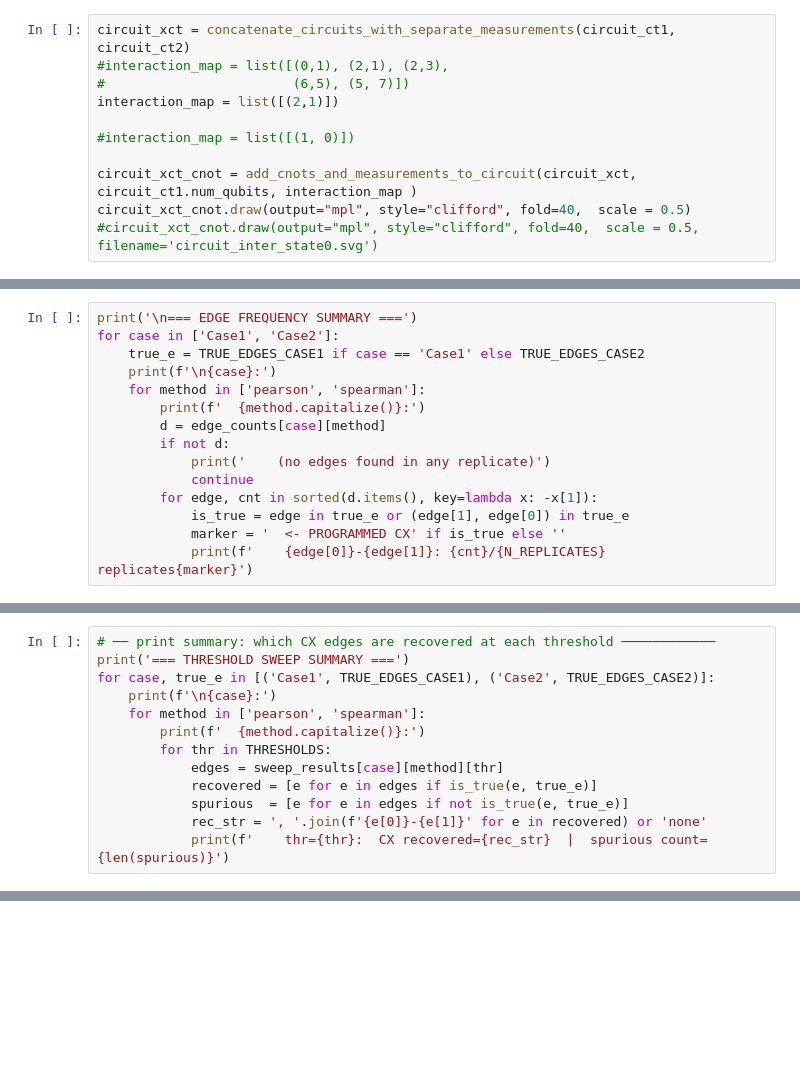
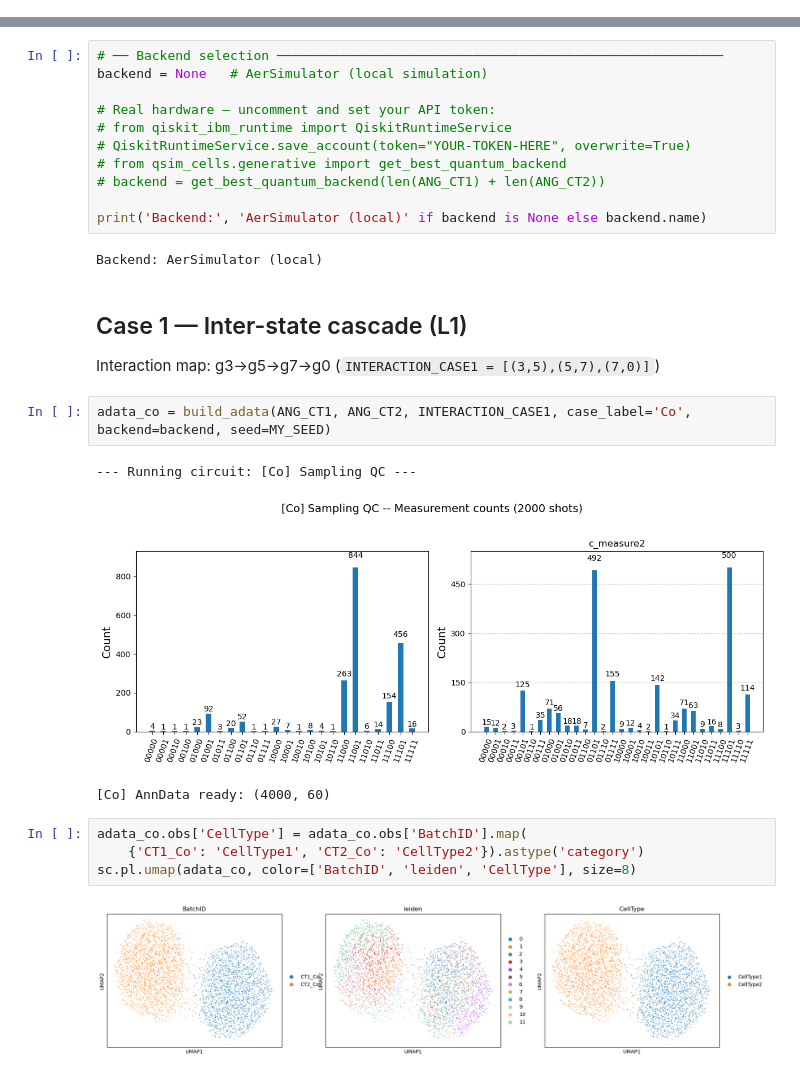
Before and after one commit to cailab-tamu/qSimCells, a Jupyter notebook: qSim_cell_chat.ipynb, the cells around one changed output, grey strips where cells are left out. Saved outputs shown, nothing was run; the diff lists cells and outputs as text; blank space fills up the shorter version.

```diff
--- a/qSim_cell_chat.ipynb
+++ b/qSim_cell_chat.ipynb
@@ -350,11 +0,0 @@ circuit_ct2 = create_rotation_circuit(ang_ct2)
-# %%
-circuit_xct = concatenate_circuits_with_separate_measurements(circuit_ct1, circuit_ct2)
-#interaction_map = list([(0,1), (2,1), (2,3),
-#                        (6,5), (5, 7)])
-interaction_map = list([(2,1)])
-
-#interaction_map = list([(1, 0)])
-
-circuit_xct_cnot = add_cnots_and_measurements_to_circuit(circuit_xct, circuit_ct1.num_qubits, interaction_map )
-circuit_xct_cnot.draw(output="mpl", style="clifford", fold=40,  scale = 0.5)
-#circuit_xct_cnot.draw(output="mpl", style="clifford", fold=40,  scale = 0.5, filename='circuit_inter_state0.svg')
@@ -915,15 +0,0 @@ Figure saved as edge_frequency_replicates.svg
-# %%
-print('\n=== EDGE FREQUENCY SUMMARY ===')
-for case in ['Case1', 'Case2']:
-    true_e = TRUE_EDGES_CASE1 if case == 'Case1' else TRUE_EDGES_CASE2
-    print(f'\n{case}:')
-    for method in ['pearson', 'spearman']:
-        print(f'  {method.capitalize()}:')
-        d = edge_counts[case][method]
-        if not d:
-            print('    (no edges found in any replicate)')
-            continue
-        for edge, cnt in sorted(d.items(), key=lambda x: -x[1]):
-            is_true = edge in true_e or (edge[1], edge[0]) in true_e
-            marker = '  <- PROGRAMMED CX' if is_true else ''
-            print(f'    {edge[0]}-{edge[1]}: {cnt}/{N_REPLICATES} replicates{marker}')
@@ -1105,13 +0,0 @@ plt.show()
-# %%
-# ── print summary: which CX edges are recovered at each threshold ────────────
-print('=== THRESHOLD SWEEP SUMMARY ===')
-for case, true_e in [('Case1', TRUE_EDGES_CASE1), ('Case2', TRUE_EDGES_CASE2)]:
-    print(f'\n{case}:')
-    for method in ['pearson', 'spearman']:
-        print(f'  {method.capitalize()}:')
-        for thr in THRESHOLDS:
-            edges = sweep_results[case][method][thr]
-            recovered = [e for e in edges if is_true(e, true_e)]
-            spurious  = [e for e in edges if not is_true(e, true_e)]
-            rec_str = ', '.join(f'{e[0]}-{e[1]}' for e in recovered) or 'none'
-            print(f'    thr={thr}:  CX recovered={rec_str}  |  spurious count={len(spurious)}')
@@ -1371,0 +162,28 @@ Figure saved successfully as threshold_sweep_replicates.svg
+# %%
+# ── Backend selection ─────────────────────────────────────────────────────────
+backend = None   # AerSimulator (local simulation)
+
+# Real hardware — uncomment and set your API token:
+# from qiskit_ibm_runtime import QiskitRuntimeService
+# QiskitRuntimeService.save_account(token="YOUR-TOKEN-HERE", overwrite=True)
+# from qsim_cells.generative import get_best_quantum_backend
+# backend = get_best_quantum_backend(len(ANG_CT1) + len(ANG_CT2))
+
+print('Backend:', 'AerSimulator (local)' if backend is None else backend.name)
+# %% [output]
+Backend: AerSimulator (local)
+# %% [markdown]
+## Case 1 — Inter-state cascade (L1)
+Interaction map: g3→g5→g7→g0  (`INTERACTION_CASE1 = [(3,5),(5,7),(7,0)]`)
+# %%
+adata_co = build_adata(ANG_CT1, ANG_CT2, INTERACTION_CASE1, case_label='Co', backend=backend, seed=MY_SEED)
+# %% [output]
+--- Running circuit: [Co] Sampling QC ---
+[figure, added]
+[Co] AnnData ready: (4000, 60)
+# %%
+adata_co.obs['CellType'] = adata_co.obs['BatchID'].map(
+    {'CT1_Co': 'CellType1', 'CT2_Co': 'CellType2'}).astype('category')
+sc.pl.umap(adata_co, color=['BatchID', 'leiden', 'CellType'], size=8)
+# %% [output]
+[figure, added]
```
Also changed, not shown: parts of 51 cells of this notebook, 2 other files.
